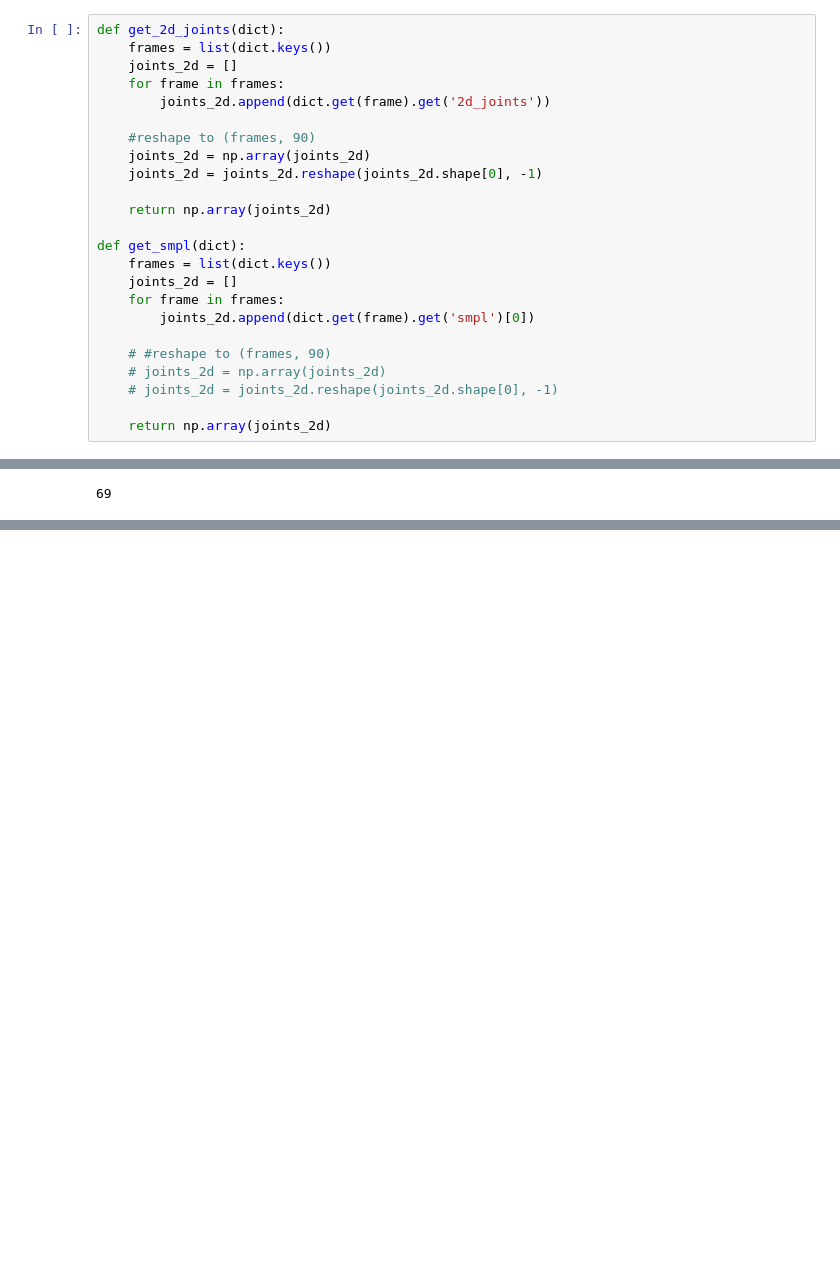
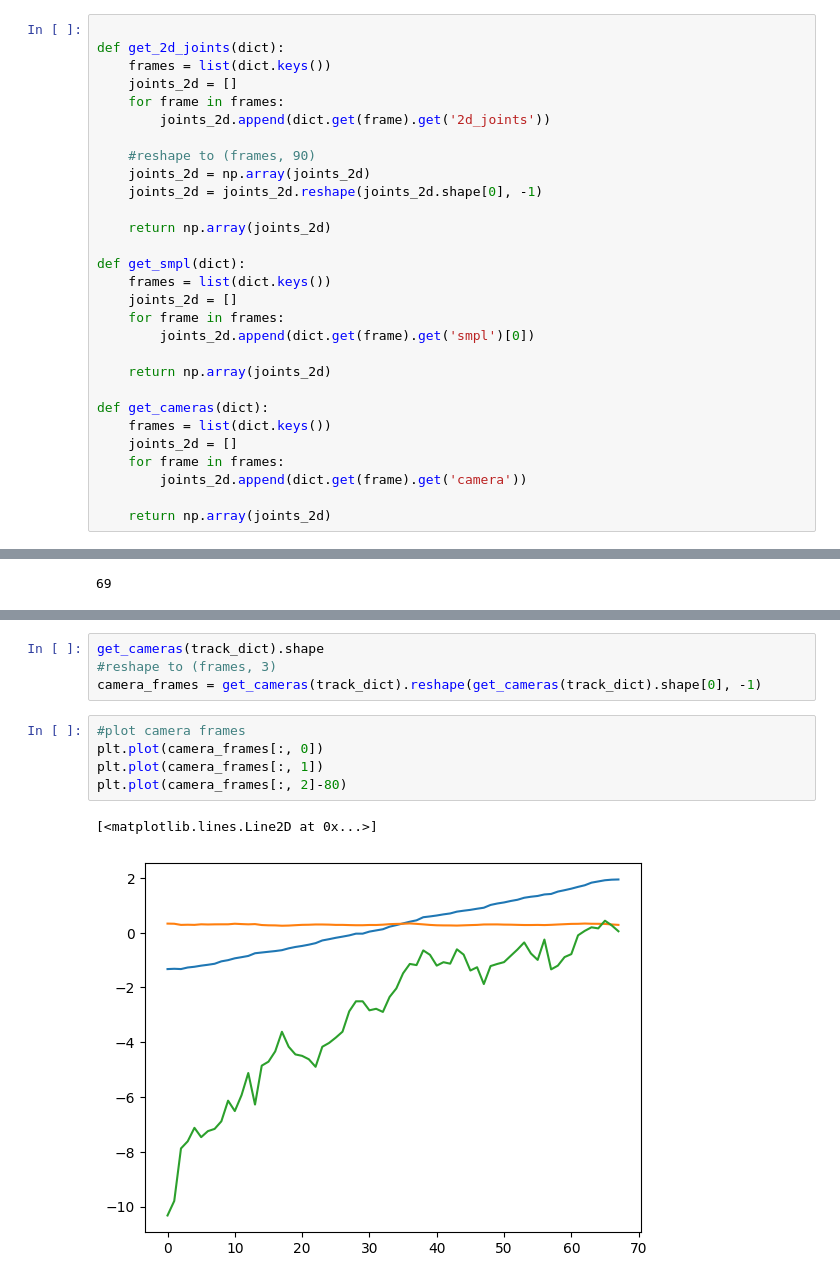
Before and after one commit to LucasEmcken/DLGaitAssessment, a Jupyter notebook: data_viz.ipynb, the cells around one changed output, grey strips where cells are left out. Saved outputs shown, nothing was run; the diff lists cells and outputs as text; blank space fills up the shorter version.

```diff
--- a/data_viz.ipynb
+++ b/data_viz.ipynb
@@ -19,4 +61,5 @@ joints_2d = dict.get(frames[0]).get('2d_joints')
 # %%
+
 def get_2d_joints(dict):
     frames = list(dict.keys())
     joints_2d = []
@@ -35,9 +78,13 @@ def get_smpl(dict):
     for frame in frames:
         joints_2d.append(dict.get(frame).get('smpl')[0])
 
-    # #reshape to (frames, 90)
-    # joints_2d = np.array(joints_2d)
-    # joints_2d = joints_2d.reshape(joints_2d.shape[0], -1)
+    return np.array(joints_2d)
+
+def get_cameras(dict):
+    frames = list(dict.keys())
+    joints_2d = []
+    for frame in frames:
+        joints_2d.append(dict.get(frame).get('camera'))
 
     return np.array(joints_2d)
 # %%
@@ -176,0 +217,12 @@ plt.show()
+# %%
+get_cameras(track_dict).shape
+#reshape to (frames, 3)
+camera_frames = get_cameras(track_dict).reshape(get_cameras(track_dict).shape[0], -1)
+# %%
+#plot camera frames
+plt.plot(camera_frames[:, 0])
+plt.plot(camera_frames[:, 1])
+plt.plot(camera_frames[:, 2]-80)
+# %% [output]
+[<matplotlib.lines.Line2D at 0x...>]
+[figure, added]
```
Also changed, not shown: parts of 13 cells of this notebook, 8 other files.
